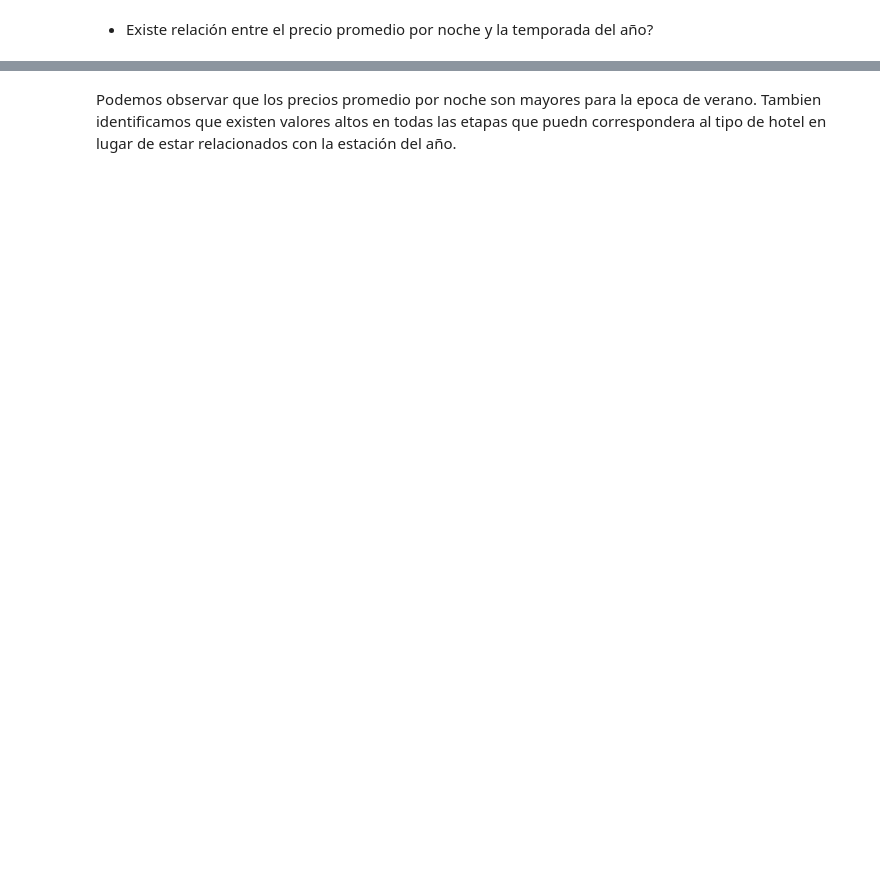
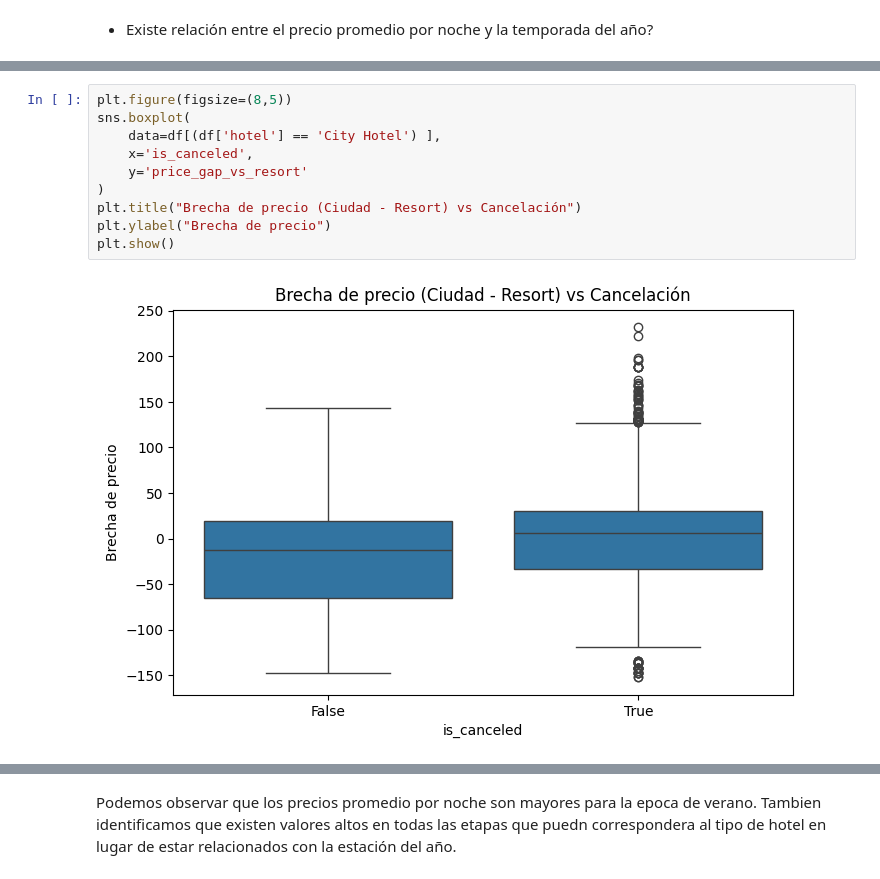
Before and after one commit to Traintain/MINE4101-Taller1, a Jupyter notebook: taller_1.ipynb, the cells around one changed output, grey strips where cells are left out. Cells and saved outputs as stored; diff of their text form; blank space fills up the shorter version.

```diff
--- a/taller_1.ipynb
+++ b/taller_1.ipynb
@@ -503,0 +630,12 @@ Al revisar el comportamiento de la variable cancelación versus el tipo de hotel
+# %%
+plt.figure(figsize=(8,5))
+sns.boxplot(
+    data=df[(df['hotel'] == 'City Hotel') ],
+    x='is_canceled',
+    y='price_gap_vs_resort'
+)
+plt.title("Brecha de precio (Ciudad - Resort) vs Cancelación")
+plt.ylabel("Brecha de precio")
+plt.show()
+# %% [output]
+[figure, added]
```
Also changed, not shown: parts of 48 cells of this notebook.
